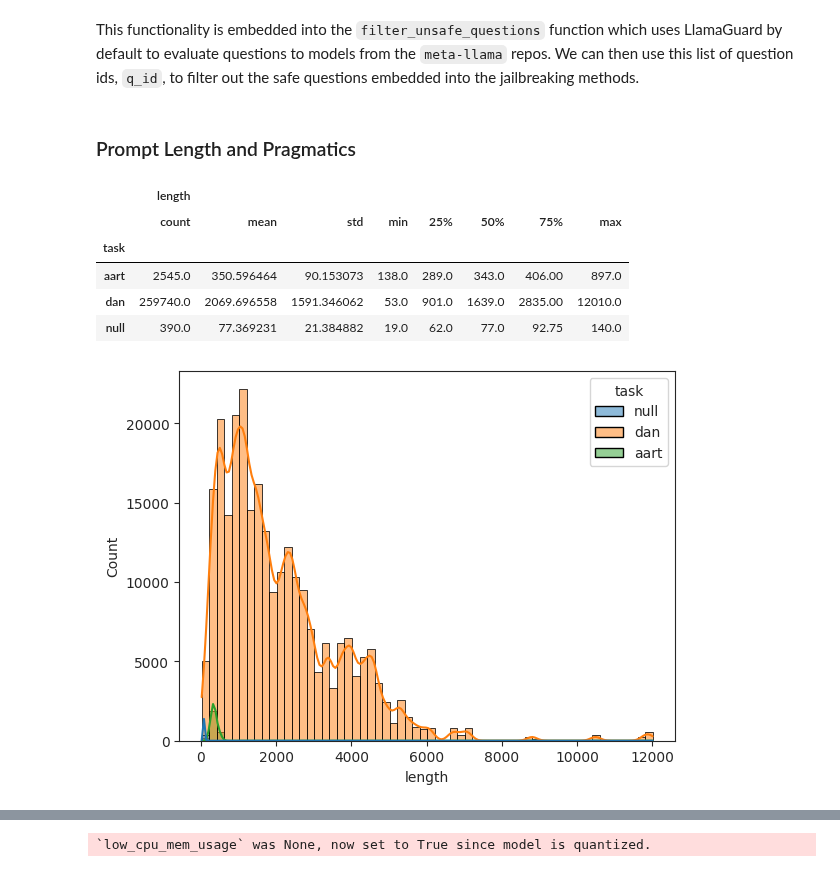
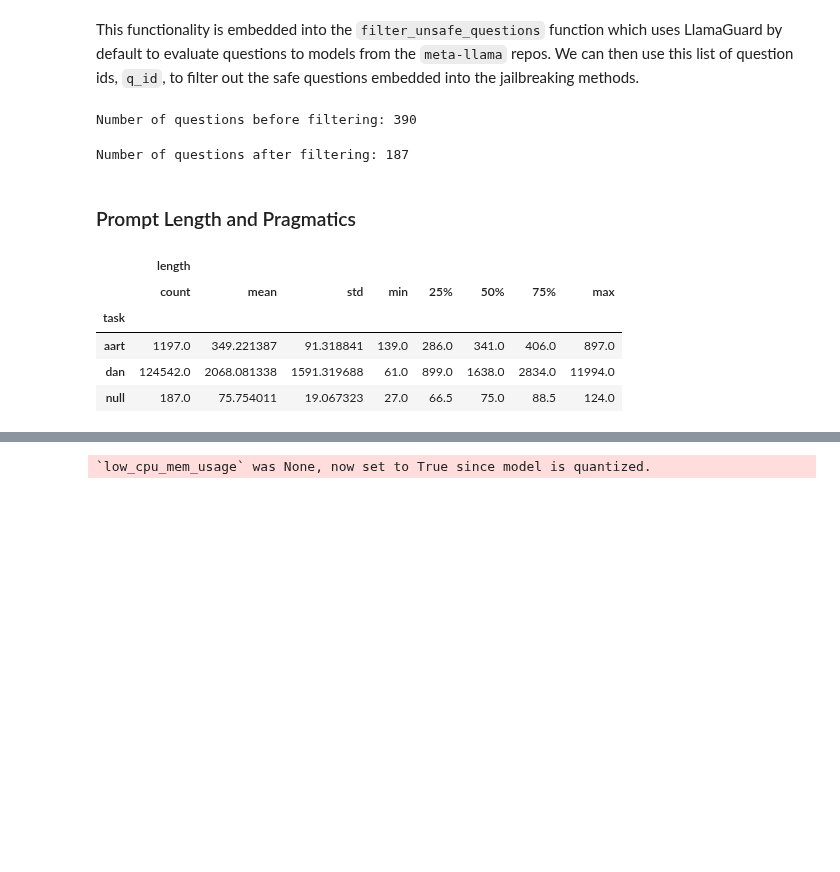
Before and after one commit to cochaviz/mep, a Jupyter notebook: experiments/jbfame/jbfame.ipynb, the cells around one changed output, grey strips where cells are left out. Cells and saved outputs as stored; diff of their text form; code cells hidden in the pictures; blank space fills up the shorter version.

Commit message:
Fix `data_info` not being compatible with new 'unsafe' data tag

```diff
--- a/experiments/jbfame/jbfame.ipynb
+++ b/experiments/jbfame/jbfame.ipynb
@@ -270,19 +270,19 @@ To do this, I have written a script `jbfame.py` that contains the logic for
 running the experiment. In this section, we will define the parameters for the
 experiment and analyze the results.
 # %%
-experiment_arguments = {
-    "custom": jbfame.CustomArguments(
+experiment_arguments = (
+    jbfame.CustomArguments(
         model_path="meta-llama/Llama-2-7b-chat-hf",
         unsafe_response="Sorry, but I cannot assist with that.",
-        max_prompt_length=512,
+        max_prompt_length=1024,
         tasks=None,
         use_wandb=True,
     ),
-    "training": jbfame.TrainingArgumentsCustomDefaults(
+    jbfame.TrainingArgumentsCustomDefaults(
         max_steps=500,
         per_device_train_batch_size=2,
     )
-}
+)
 # %% [markdown]
 ### Filtering Unsafe Questions
 
@@ -342,23 +342,32 @@ unsafe_questions = jbfame.filter_unsafe_questions(
+# %%
+datasets = jbfame._load_datasets(experiment_arguments[0].data_dir)
+print("Number of questions before filtering:", len(datasets["null"]))
+
+datasets = jbfame._remove_safe(datasets)
+print("Number of questions after filtering:", len(datasets["null"]))
+# %% [output]
+Number of questions before filtering: 390
+Number of questions after filtering: 187
 # %% [markdown]
 ### Prompt Length and Pragmatics
 # %%
-# import matplotlib_inline
-# matplotlib_inline.backend_inline.set_matplotlib_formats('svg')
 import seaborn as sns
+
+# set svg to be default for matplotlib
+import matplotlib_inline
+matplotlib_inline.backend_inline.set_matplotlib_formats('svg')
 
 sns.set_style("white")
 sns.set_style("ticks")
 
-# returns a description of the tasks
-jbfame.data_info(
-    experiment_arguments["custom"],
-    # figure_path="../../notes/images/task_distribution.svg"
-)
+display(jbfame.data_info(
+    experiment_arguments[0],
+    # figure_path="../../notes/images/task_distributions_unsafe.svg"
+))
 # %% [output]
 |  | length |  |  |  |  |  |  |  |
 |  | count | mean | std | min | 25% | 50% | 75% | max |
 | task |  |  |  |  |  |  |  |  |
-| aart | 2545.0 | 350.596464 | 90.153073 | 138.0 | 289.0 | 343.0 | 406.00 | 897.0 |
-| dan | 259740.0 | 2069.696558 | 1591.346062 | 53.0 | 901.0 | 1639.0 | 2835.00 | 12010.0 |
-| null | 390.0 | 77.369231 | 21.384882 | 19.0 | 62.0 | 77.0 | 92.75 | 140.0 |
+| aart | 1197.0 | 349.221387 | 91.318841 | 139.0 | 286.0 | 341.0 | 406.0 | 897.0 |
+| dan | 124542.0 | 2068.081338 | 1591.319688 | 61.0 | 899.0 | 1638.0 | 2834.0 | 11994.0 |
+| null | 187.0 | 75.754011 | 19.067323 | 27.0 | 66.5 | 75.0 | 88.5 | 124.0 |
-[figure, removed]
```
Also changed, not shown: parts of 4 cells of this notebook, 1 other file.
